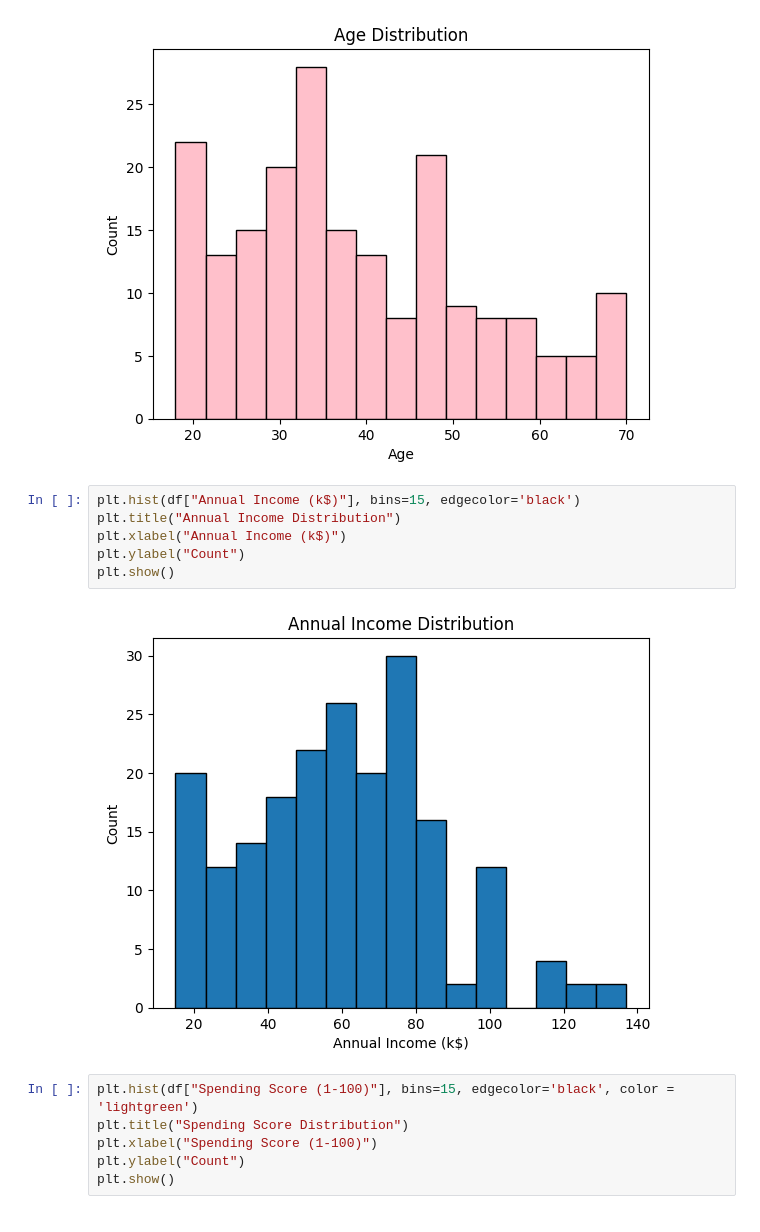
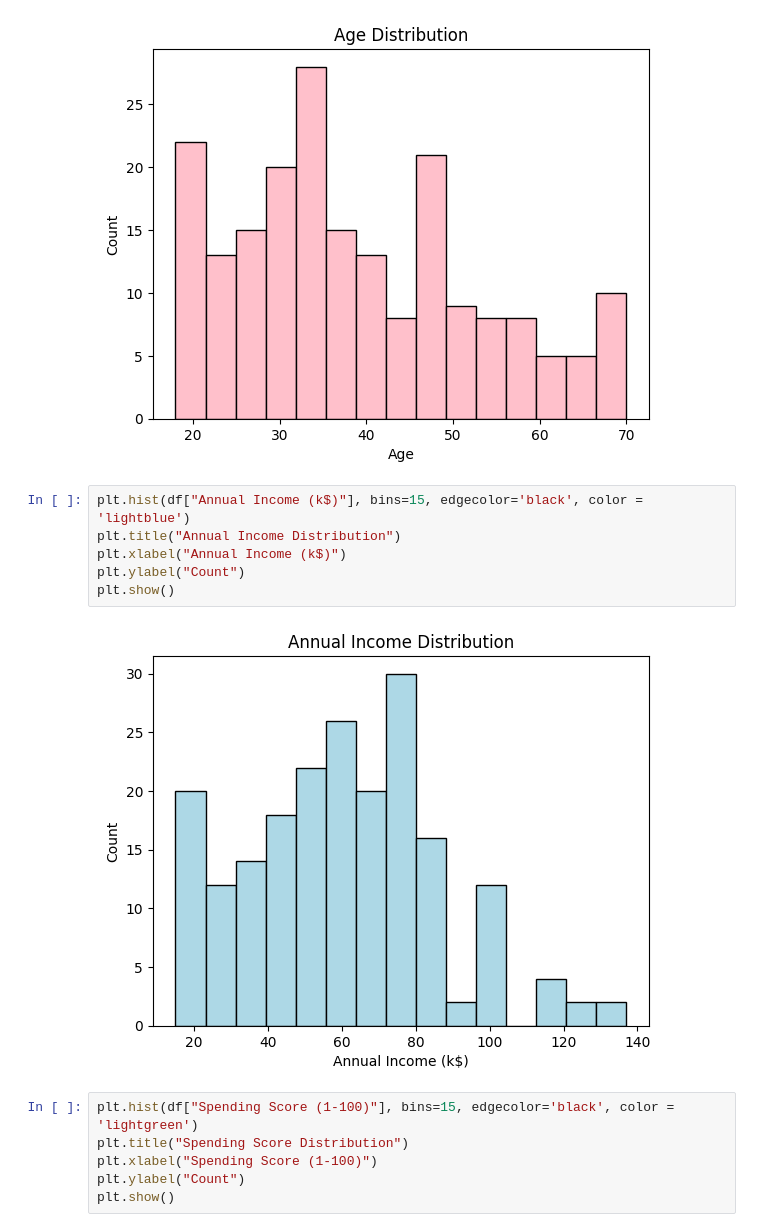
Before and after one commit to PriyankaaNigam/AI-Data-Unlocked, a Jupyter notebook: customer_segmentation/notebooks/mall_segmentation.ipynb, the cells around one changed output. Cells and saved outputs as stored; diff of their text form.

Commit message:
Change color

```diff
--- a/customer_segmentation/notebooks/mall_segmentation.ipynb
+++ b/customer_segmentation/notebooks/mall_segmentation.ipynb
@@ -66,13 +66,13 @@ plt.show()
 # %% [output]
 [figure]
 # %%
-plt.hist(df["Annual Income (k$)"], bins=15, edgecolor='black')
+plt.hist(df["Annual Income (k$)"], bins=15, edgecolor='black', color = 'lightblue')
 plt.title("Annual Income Distribution")
 plt.xlabel("Annual Income (k$)")
 plt.ylabel("Count")
 plt.show()
 # %% [output]
-[figure, old version]
+[figure, new version]
 # %%
 plt.hist(df["Spending Score (1-100)"], bins=15, edgecolor='black', color = 'lightgreen')
 plt.title("Spending Score Distribution")
```
Also changed, not shown: parts of 1 cell of this notebook.
